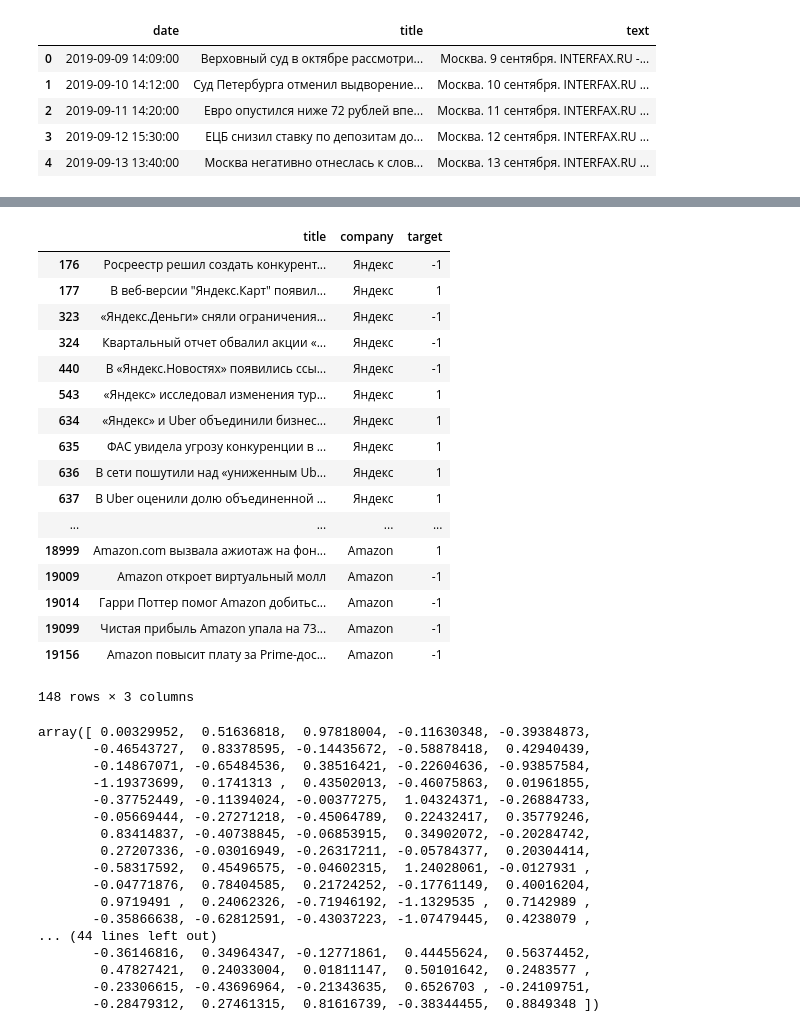
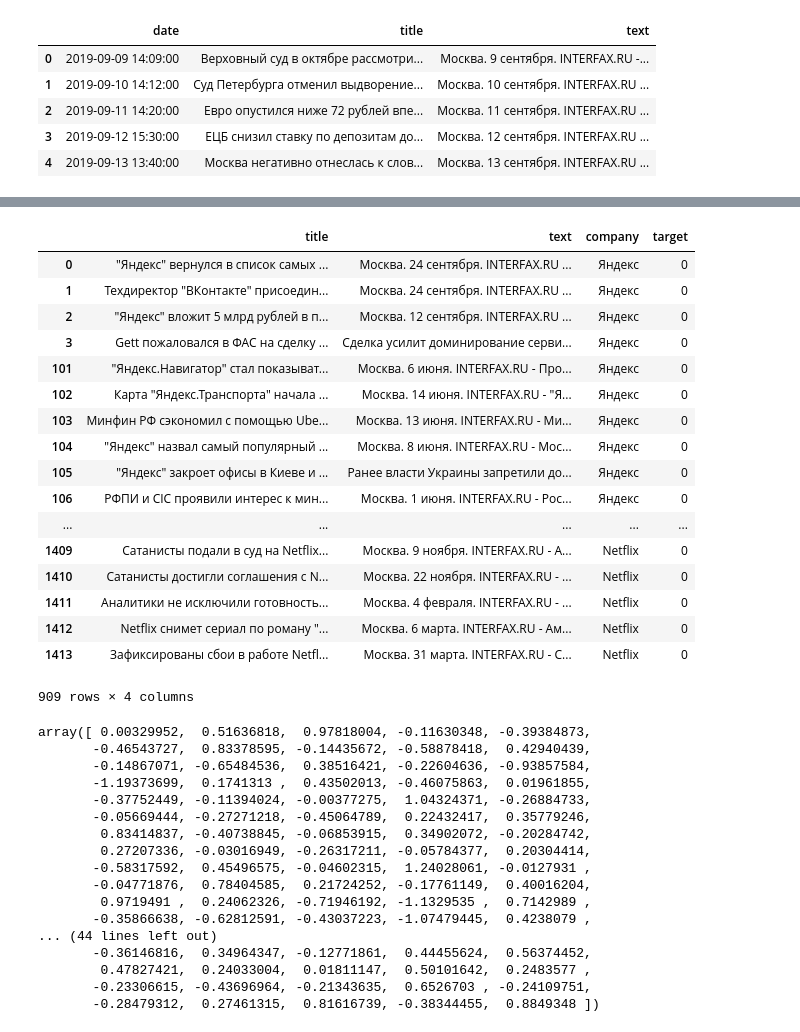
Before and after one commit to denistarasov/news-based-stock-trend-prediction, a Jupyter notebook: baseline.ipynb, the cells around one changed output, grey strips where cells are left out. Drawn from its saved outputs; the diff is of its cells as text; code cells hidden in the pictures.

```diff
--- a/baseline.ipynb
+++ b/baseline.ipynb
@@ -205,21 +242,21 @@ len(new_dataset[new_dataset['target'] != 0]), len(dataset)
-# %%
-dataset[dataset['target'] != 0].drop(columns=['date', 'price_change'])
-# %% [output]
-|  | title | company | target |
-| 176 | Росреестр решил создать конкурент... | Яндекс | -1 |
-| 177 | В веб-версии "Яндекс.Карт" появил... | Яндекс | 1 |
-| 323 | «Яндекс.Деньги» сняли ограничения... | Яндекс | -1 |
-| 324 | Квартальный отчет обвалил акции «... | Яндекс | -1 |
-| 440 | В «Яндекс.Новостях» появились ссы... | Яндекс | -1 |
-| 543 | «Яндекс» исследовал изменения тур... | Яндекс | 1 |
-| 634 | «Яндекс» и Uber объединили бизнес... | Яндекс | 1 |
-| 635 | ФАС увидела угрозу конкуренции в ... | Яндекс | 1 |
-| 636 | В сети пошутили над «униженным Ub... | Яндекс | 1 |
-| 637 | В Uber оценили долю объединенной ... | Яндекс | 1 |
-| ... | ... | ... | ... |
-| 18999 | Amazon.com вызвала ажиотаж на фон... | Amazon | 1 |
-| 19009 | Amazon откроет виртуальный молл | Amazon | -1 |
-| 19014 | Гарри Поттер помог Amazon добитьс... | Amazon | -1 |
-| 19099 | Чистая прибыль Amazon упала на 73... | Amazon | -1 |
-| 19156 | Amazon повысит плату за Prime-дос... | Amazon | -1 |
-148 rows × 3 columns
+# %%
+interfax_dataset_target
+# %% [output]
+|  | title | text | company | target |
+| 0 | "Яндекс" вернулся в список самых ... | Москва. 24 сентября. INTERFAX.RU ... | Яндекс | 0 |
+| 1 | Техдиректор "ВКонтакте" присоедин... | Москва. 24 сентября. INTERFAX.RU ... | Яндекс | 0 |
+| 2 | "Яндекс" вложит 5 млрд рублей в п... | Москва. 12 сентября. INTERFAX.RU ... | Яндекс | 0 |
+| 3 | Gett пожаловался в ФАС на сделку ... | Сделка усилит доминирование серви... | Яндекс | 0 |
+| 101 | "Яндекс.Навигатор" стал показыват... | Москва. 6 июня. INTERFAX.RU - Про... | Яндекс | 0 |
+| 102 | Карта "Яндекс.Транспорта" начала ... | Москва. 14 июня. INTERFAX.RU - "Я... | Яндекс | 0 |
+| 103 | Минфин РФ сэкономил с помощью Ube... | Москва. 13 июня. INTERFAX.RU - Ми... | Яндекс | 0 |
+| 104 | "Яндекс" назвал самый популярный ... | Москва. 8 июня. INTERFAX.RU - Мос... | Яндекс | 0 |
+| 105 | "Яндекс" закроет офисы в Киеве и ... | Ранее власти Украины запретили до... | Яндекс | 0 |
+| 106 | РФПИ и CIC проявили интерес к мин... | Москва. 1 июня. INTERFAX.RU - Рос... | Яндекс | 0 |
+| ... | ... | ... | ... | ... |
+| 1409 | Сатанисты подали в суд на Netflix... | Москва. 9 ноября. INTERFAX.RU - А... | Netflix | 0 |
+| 1410 | Сатанисты достигли соглашения с N... | Москва. 22 ноября. INTERFAX.RU - ... | Netflix | 0 |
+| 1411 | Аналитики не исключили готовность... | Москва. 4 февраля. INTERFAX.RU - ... | Netflix | 0 |
+| 1412 | Netflix снимет сериал по роману "... | Москва. 6 марта. INTERFAX.RU - Ам... | Netflix | 0 |
+| 1413 | Зафиксированы сбои в работе Netfl... | Москва. 31 марта. INTERFAX.RU - С... | Netflix | 0 |
+909 rows × 4 columns
```
Also changed, not shown: parts of 18 cells of this notebook.
